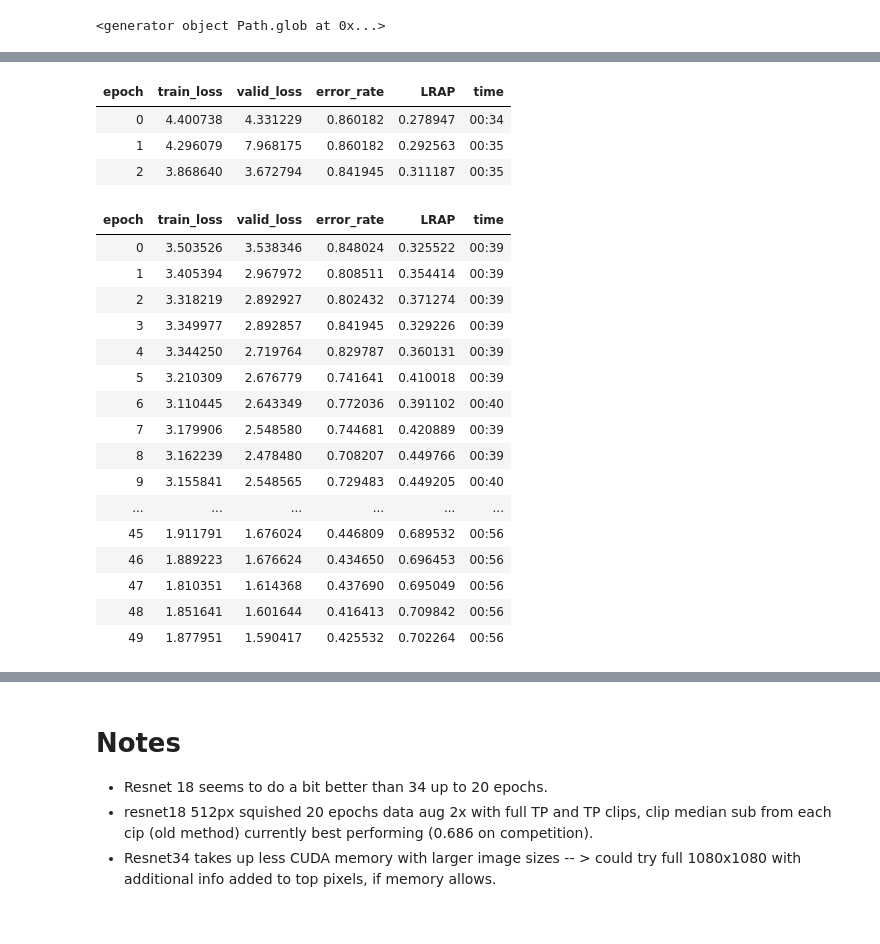
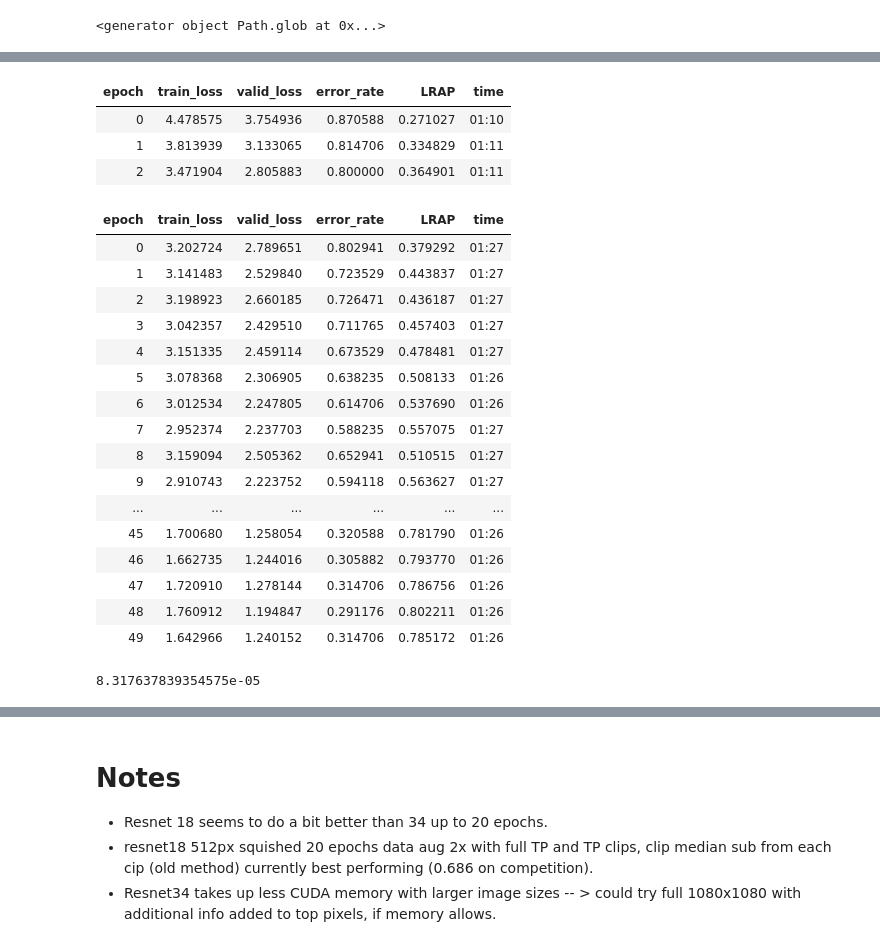
Before and after one commit to KidElectric/rfcx_kaggle, a Jupyter notebook: notebooks/3.0-bri-train-models-experiments.ipynb, the cells around one changed output, grey strips where cells are left out. Saved outputs shown, nothing was run; the diff lists cells and outputs as text; code cells hidden in the pictures.

```diff
--- a/notebooks/3.0-bri-train-models-experiments.ipynb
+++ b/notebooks/3.0-bri-train-models-experiments.ipynb
@@ -121,41 +104,48 @@ learn.fine_tune(50) # loss_func = LabelSmoothingCrossEntropy(), cbs=Mixup
 # %%
 # Run a model with mixup:
 def which_singer(x): return x.parts[-1].split('_')[1]
 
 path =CC_DATA_OUT.joinpath('train').joinpath('clip_decomp_tp')
-mixup = MixUp(0.5) # LRAP of 0.8 with mixup 0.25, 0.81 with 0.5
+mixup = MixUp(0.5) # LRAP of 0.81 with 0.5 (resnet101)--> LWRAP 0.705 all said and done [without no positive (NP_98) clips]
 dls = ImageDataLoaders.from_path_func(
     path, get_image_files(path), valid_pct=0.2, seed=42,
-    label_func=which_singer, item_tfms=Resize(512,ResizeMethod.Squish), #resnet18, 512, 30e, Aug1 = 0.244? --> does perform better
-    batch_tfms=aug_transforms(mult=, do_flip=False), #max_rotate=5.0, do_flip=False, flip_vert=False
+    label_func=which_singer, item_tfms=Resize(434,ResizeMethod.Squish),
+    batch_tfms=aug_transforms(mult=2, do_flip=False), #max_rotate=5.0, do_flip=False, flip_vert=False
     num_workers=0,bs=6) # batch_tfms=aug_transforms(mult=2), -- necessary? or no?
 
-learn = cnn_learner(dls, resnet34, cbs=mixup,
+learn = cnn_learner(dls, resnet101, cbs=mixup,
                     loss_func=CrossEntropyLossFlat(),
                     metrics=[error_rate, LRAP]) #Note LRAP different than LWLRAP
-learn.fine_tune(50) # loss_func = LabelSmoothingCrossEntropy(),
+# learn.fine_tune(50) # loss_func = LabelSmoothingCrossEntropy(),
+learn.fit_one_cycle(2,3e-3)
+learn.unfreeze()
+learn.fit_one_cycle(50,lr_max=8.317e-5) #lr_min found by lr_finder
 # %% [output]
 | epoch | train_loss | valid_loss | error_rate | LRAP | time |
-| 0 | 4.400738 | 4.331229 | 0.860182 | 0.278947 | 00:34 |
-| 1 | 4.296079 | 7.968175 | 0.860182 | 0.292563 | 00:35 |
-| 2 | 3.868640 | 3.672794 | 0.841945 | 0.311187 | 00:35 |
+| 0 | 4.478575 | 3.754936 | 0.870588 | 0.271027 | 01:10 |
+| 1 | 3.813939 | 3.133065 | 0.814706 | 0.334829 | 01:11 |
+| 2 | 3.471904 | 2.805883 | 0.800000 | 0.364901 | 01:11 |
 | epoch | train_loss | valid_loss | error_rate | LRAP | time |
-| 0 | 3.503526 | 3.538346 | 0.848024 | 0.325522 | 00:39 |
-| 1 | 3.405394 | 2.967972 | 0.808511 | 0.354414 | 00:39 |
-| 2 | 3.318219 | 2.892927 | 0.802432 | 0.371274 | 00:39 |
-| 3 | 3.349977 | 2.892857 | 0.841945 | 0.329226 | 00:39 |
-| 4 | 3.344250 | 2.719764 | 0.829787 | 0.360131 | 00:39 |
-| 5 | 3.210309 | 2.676779 | 0.741641 | 0.410018 | 00:39 |
-| 6 | 3.110445 | 2.643349 | 0.772036 | 0.391102 | 00:40 |
-| 7 | 3.179906 | 2.548580 | 0.744681 | 0.420889 | 00:39 |
-| 8 | 3.162239 | 2.478480 | 0.708207 | 0.449766 | 00:39 |
-| 9 | 3.155841 | 2.548565 | 0.729483 | 0.449205 | 00:40 |
+| 0 | 3.202724 | 2.789651 | 0.802941 | 0.379292 | 01:27 |
+| 1 | 3.141483 | 2.529840 | 0.723529 | 0.443837 | 01:27 |
+| 2 | 3.198923 | 2.660185 | 0.726471 | 0.436187 | 01:27 |
+| 3 | 3.042357 | 2.429510 | 0.711765 | 0.457403 | 01:27 |
+| 4 | 3.151335 | 2.459114 | 0.673529 | 0.478481 | 01:27 |
+| 5 | 3.078368 | 2.306905 | 0.638235 | 0.508133 | 01:26 |
+| 6 | 3.012534 | 2.247805 | 0.614706 | 0.537690 | 01:26 |
+| 7 | 2.952374 | 2.237703 | 0.588235 | 0.557075 | 01:27 |
+| 8 | 3.159094 | 2.505362 | 0.652941 | 0.510515 | 01:27 |
+| 9 | 2.910743 | 2.223752 | 0.594118 | 0.563627 | 01:27 |
 | ... | ... | ... | ... | ... | ... |
-| 45 | 1.911791 | 1.676024 | 0.446809 | 0.689532 | 00:56 |
-| 46 | 1.889223 | 1.676624 | 0.434650 | 0.696453 | 00:56 |
-| 47 | 1.810351 | 1.614368 | 0.437690 | 0.695049 | 00:56 |
-| 48 | 1.851641 | 1.601644 | 0.416413 | 0.709842 | 00:56 |
-| 49 | 1.877951 | 1.590417 | 0.425532 | 0.702264 | 00:56 |
+| 45 | 1.700680 | 1.258054 | 0.320588 | 0.781790 | 01:26 |
+| 46 | 1.662735 | 1.244016 | 0.305882 | 0.793770 | 01:26 |
+| 47 | 1.720910 | 1.278144 | 0.314706 | 0.786756 | 01:26 |
+| 48 | 1.760912 | 1.194847 | 0.291176 | 0.802211 | 01:26 |
+| 49 | 1.642966 | 1.240152 | 0.314706 | 0.785172 | 01:26 |
+# %%
+lr_min
+# %% [output]
+8.317637839354575e-05
 # %%
 #
 interp = ClassificationInterpretation.from_learner(learn)
```
Also changed, not shown: parts of 13 cells of this notebook, 4 other files.
